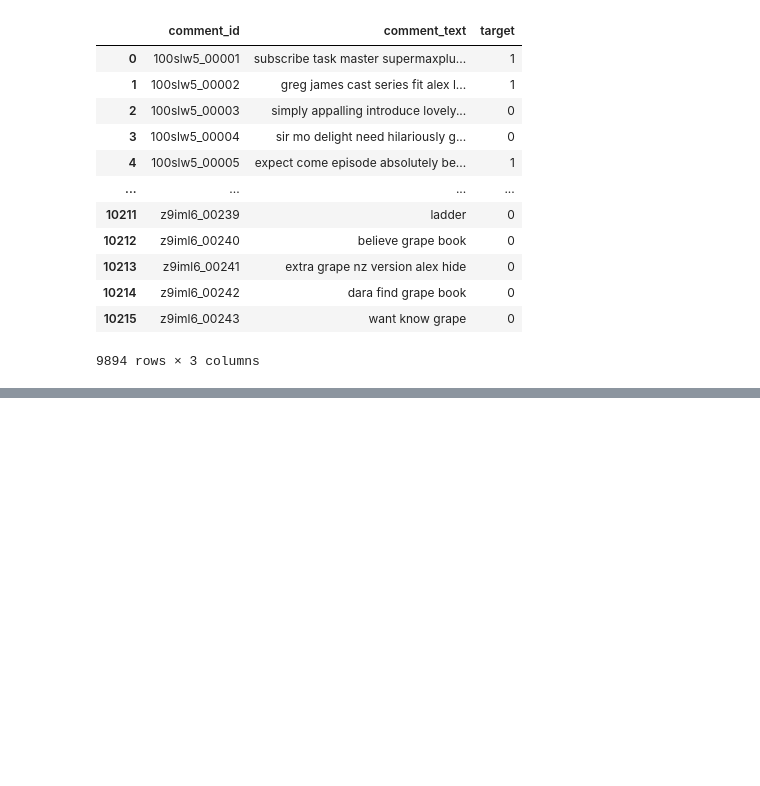
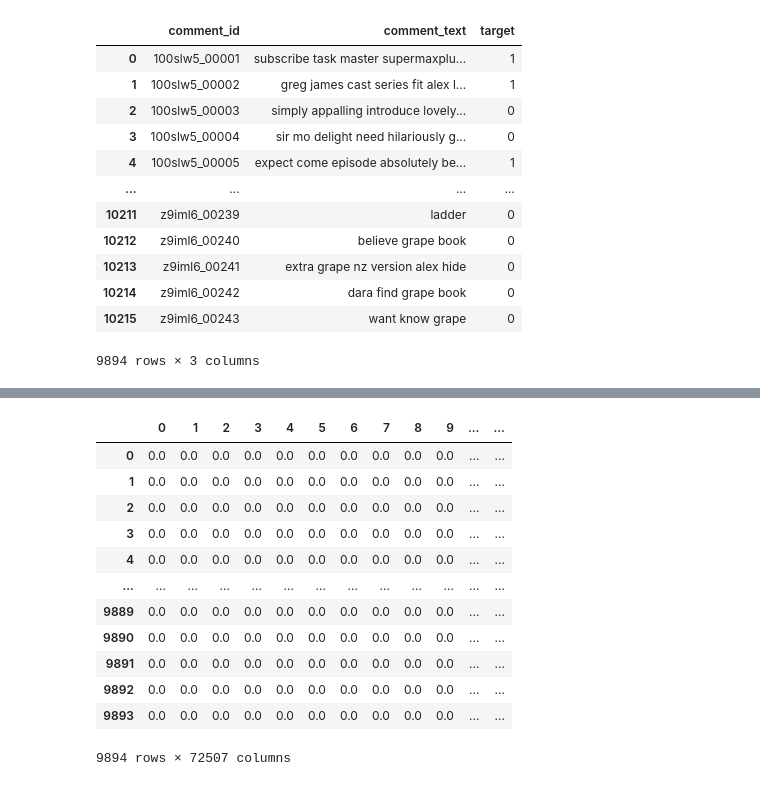
Before and after one commit to umbaranowska/PJATK_ZUM_projekt, a Jupyter notebook: 02_data_preprocessing_tagging/02B_filtering_preprocessing.ipynb, the cells around one changed output, grey strips where cells are left out. Cells and saved outputs as stored; diff of their text form; code cells hidden in the pictures; blank space fills up the shorter version.

```diff
--- a/02_data_preprocessing_tagging/02B_filtering_preprocessing.ipynb
+++ b/02_data_preprocessing_tagging/02B_filtering_preprocessing.ipynb
@@ -256,2 +256,22 @@ wc.to_image()
 # %%
 data.to_csv('../00_DATA_preprocessed/data_clean_lemmatized_2classes.csv')
+# %%
+data_transformed = pd.DataFrame.sparse.from_spmatrix(data_transformed)
+# %%
+data_transformed['target'] = minikmeans_predictions2
+# %%
+data_transformed
+# %% [output]
+|  | 0 | 1 | 2 | 3 | 4 | 5 | 6 | 7 | 8 | 9 | ... | ... |
+| 0 | 0.0 | 0.0 | 0.0 | 0.0 | 0.0 | 0.0 | 0.0 | 0.0 | 0.0 | 0.0 | ... | ... |
+| 1 | 0.0 | 0.0 | 0.0 | 0.0 | 0.0 | 0.0 | 0.0 | 0.0 | 0.0 | 0.0 | ... | ... |
+| 2 | 0.0 | 0.0 | 0.0 | 0.0 | 0.0 | 0.0 | 0.0 | 0.0 | 0.0 | 0.0 | ... | ... |
+| 3 | 0.0 | 0.0 | 0.0 | 0.0 | 0.0 | 0.0 | 0.0 | 0.0 | 0.0 | 0.0 | ... | ... |
+| 4 | 0.0 | 0.0 | 0.0 | 0.0 | 0.0 | 0.0 | 0.0 | 0.0 | 0.0 | 0.0 | ... | ... |
+| ... | ... | ... | ... | ... | ... | ... | ... | ... | ... | ... | ... | ... |
+| 9889 | 0.0 | 0.0 | 0.0 | 0.0 | 0.0 | 0.0 | 0.0 | 0.0 | 0.0 | 0.0 | ... | ... |
+| 9890 | 0.0 | 0.0 | 0.0 | 0.0 | 0.0 | 0.0 | 0.0 | 0.0 | 0.0 | 0.0 | ... | ... |
+| 9891 | 0.0 | 0.0 | 0.0 | 0.0 | 0.0 | 0.0 | 0.0 | 0.0 | 0.0 | 0.0 | ... | ... |
+| 9892 | 0.0 | 0.0 | 0.0 | 0.0 | 0.0 | 0.0 | 0.0 | 0.0 | 0.0 | 0.0 | ... | ... |
+| 9893 | 0.0 | 0.0 | 0.0 | 0.0 | 0.0 | 0.0 | 0.0 | 0.0 | 0.0 | 0.0 | ... | ... |
+9894 rows × 72507 columns
```
Also changed, not shown: parts of 4 cells of this notebook, 5 other files.
